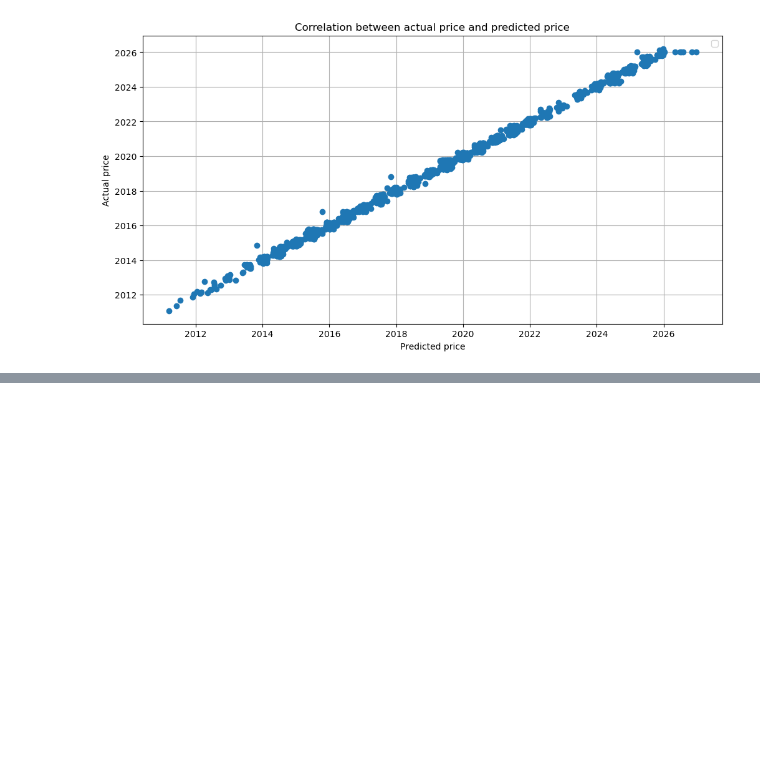
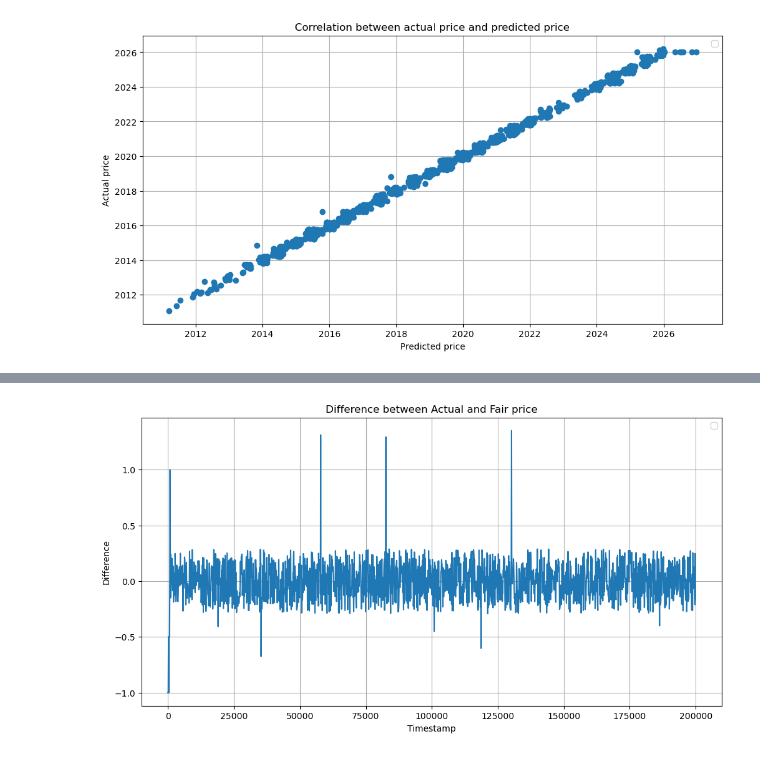
Before and after one commit to UlrichVestuche/IMC-Prosperity-3, a Jupyter notebook: Tutorial Gleb/data_ga.ipynb, the cells around one changed output, grey strips where cells are left out. Cells and saved outputs as stored; diff of their text form; code cells hidden in the pictures; blank space fills up the shorter version.

```diff
--- a/Tutorial Gleb/data_ga.ipynb
+++ b/Tutorial Gleb/data_ga.ipynb
@@ -369,3 +387,17 @@ plt.show()
+# %%
+actual_fprice_diff = [df_kelp_actual_price[i] - fprice_lst[i] for i in range(len(fprice_lst))]
+time_kelp = df_kelp['timestamp']
+
+plt.figure(figsize=(12, 6))
+plt.plot(time_kelp, actual_fprice_diff)
+plt.xlabel('Timestamp')
+plt.ylabel('Difference')
+plt.title('Difference between Actual and Fair price')
+plt.legend()
+plt.grid(True)
+plt.show()
+# %% [output]
+[figure, added]
 # %%
 import json
 import matplotlib.pyplot as plt
```
Also changed, not shown: parts of 5 cells of this notebook, 6 other files.
